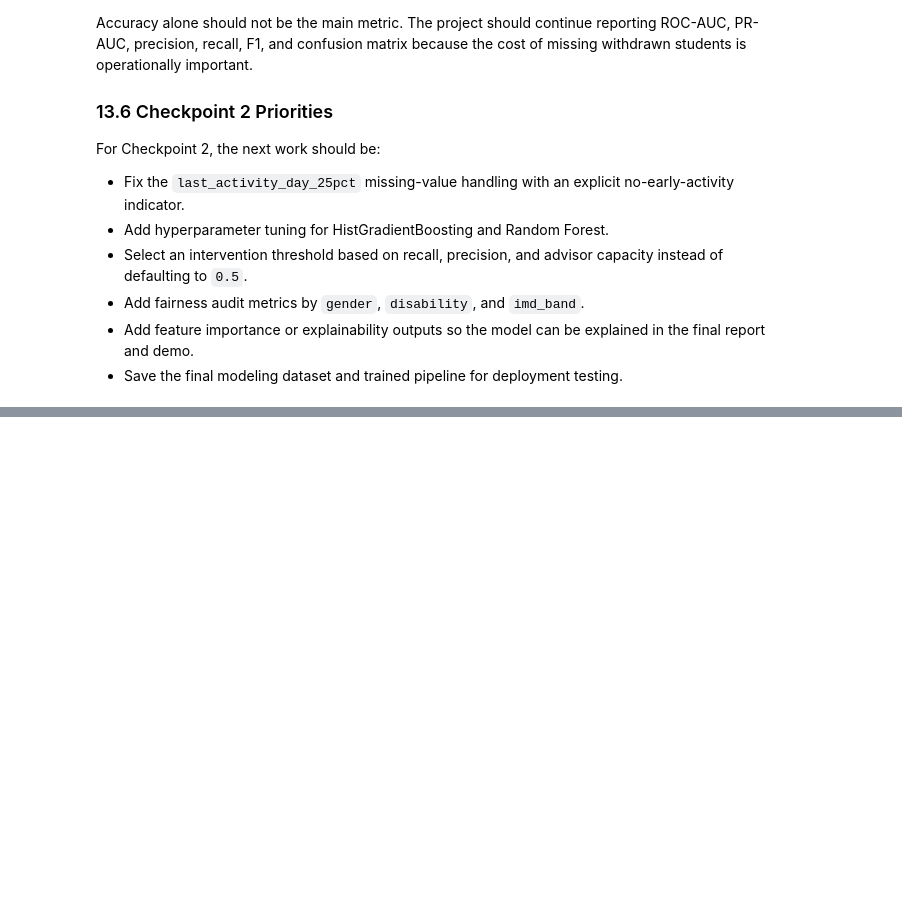
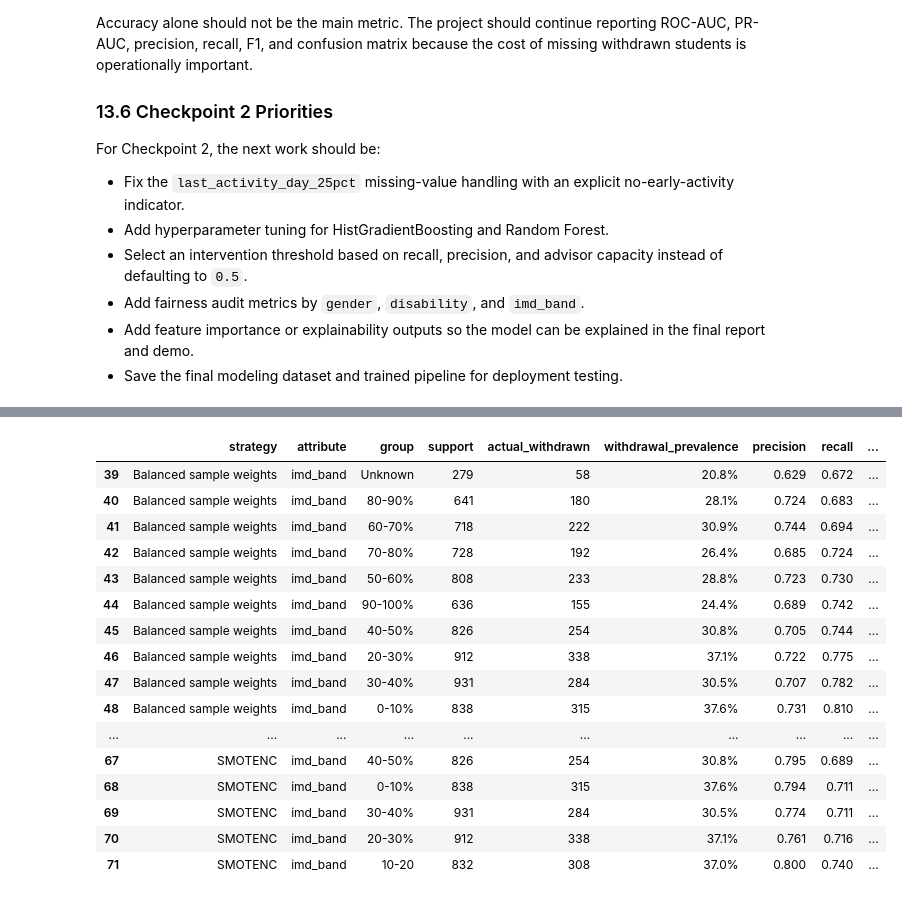
Before and after one commit to adityamd/iiith-capstone-project, a Jupyter notebook: dev_playground_shujath/checkpoint1_EDA_v1.ipynb, the cells around one changed output, grey strips where cells are left out. Saved outputs shown, nothing was run; the diff lists cells and outputs as text; code cells hidden in the pictures; blank space fills up the shorter version.

```diff
--- a/dev_playground_shujath/checkpoint1_EDA_v1.ipynb
+++ b/dev_playground_shujath/checkpoint1_EDA_v1.ipynb
@@ -1039,0 +1553,69 @@ For Checkpoint 2, the next work should be:
+# %%
+subgroup_frame = X_test.reset_index(drop=True).copy()
+subgroup_frame["actual"] = y_test.reset_index(drop=True)
+subgroup_frame["credit_group"] = pd.cut(
+    subgroup_frame["studied_credits"],
+    bins=[-np.inf, 60, 90, 120, np.inf],
+    labels=["Low (<=60)", "Medium (61-90)", "High (91-120)", "Very High (>120)"],
+)
+
+subgroup_attributes = [
+    "gender", "disability", "imd_band", "highest_education", "credit_group"
+]
+subgroup_rows = []
+
+for strategy, stored in augmentation_predictions.items():
+    subgroup_frame["prediction"] = stored["prediction"]
+    for attribute in subgroup_attributes:
+        for group_value, group in subgroup_frame.groupby(attribute, observed=True):
+            support = len(group)
+            withdrawn = int(group["actual"].sum())
+            if support < 50 or withdrawn < 10:
+                continue
+
+            tn, fp, fn, tp = confusion_matrix(
+                group["actual"], group["prediction"], labels=[0, 1]
+            ).ravel()
+            subgroup_rows.append({
+                "strategy": strategy,
+                "attribute": attribute,
+                "group": str(group_value),
+                "support": support,
+                "actual_withdrawn": withdrawn,
+                "withdrawal_prevalence": withdrawn / support,
+                "precision": precision_score(
+                    group["actual"], group["prediction"], zero_division=0
+                ),
+                "recall": recall_score(
+                    group["actual"], group["prediction"], zero_division=0
+                ),
+                "f1": f1_score(
+                    group["actual"], group["prediction"], zero_division=0
+                ),
+                "false_negative_rate": fn / (tp + fn) if (tp + fn) else np.nan,
+                "predicted_positive_rate": group["prediction"].mean(),
+                "fp": int(fp),
+                "fn": int(fn),
+            })
+
+subgroup_results_df = pd.DataFrame(subgroup_rows).sort_values(
+    ["attribute", "strategy", "recall", "support"],
+    ascending=[True, True, True, False],
+).reset_index(drop=True)
+
+for attribute in subgroup_attributes:
+    print()
+    print(f"Subgroup results: {attribute}")
+    display(
+        subgroup_results_df[
+            subgroup_results_df["attribute"] == attribute
+        ].style.format({
+            "withdrawal_prevalence": "{:.1%}",
+            "precision": "{:.3f}",
+            "recall": "{:.3f}",
+            "f1": "{:.3f}",
+            "false_negative_rate": "{:.3f}",
+            "predicted_positive_rate": "{:.1%}",
+        })
+    )
+# %% [output]
@@ -1039,0 +1639,17 @@ For Checkpoint 2, the next work should be:
+|  | strategy | attribute | group | support | actual_withdrawn | withdrawal_prevalence | precision | recall | ... |
+| 39 | Balanced sample weights | imd_band | Unknown | 279 | 58 | 20.8% | 0.629 | 0.672 | ... |
+| 40 | Balanced sample weights | imd_band | 80-90% | 641 | 180 | 28.1% | 0.724 | 0.683 | ... |
+| 41 | Balanced sample weights | imd_band | 60-70% | 718 | 222 | 30.9% | 0.744 | 0.694 | ... |
+| 42 | Balanced sample weights | imd_band | 70-80% | 728 | 192 | 26.4% | 0.685 | 0.724 | ... |
+| 43 | Balanced sample weights | imd_band | 50-60% | 808 | 233 | 28.8% | 0.723 | 0.730 | ... |
+| 44 | Balanced sample weights | imd_band | 90-100% | 636 | 155 | 24.4% | 0.689 | 0.742 | ... |
+| 45 | Balanced sample weights | imd_band | 40-50% | 826 | 254 | 30.8% | 0.705 | 0.744 | ... |
+| 46 | Balanced sample weights | imd_band | 20-30% | 912 | 338 | 37.1% | 0.722 | 0.775 | ... |
+| 47 | Balanced sample weights | imd_band | 30-40% | 931 | 284 | 30.5% | 0.707 | 0.782 | ... |
+| 48 | Balanced sample weights | imd_band | 0-10% | 838 | 315 | 37.6% | 0.731 | 0.810 | ... |
+| ... | ... | ... | ... | ... | ... | ... | ... | ... | ... |
+| 67 | SMOTENC | imd_band | 40-50% | 826 | 254 | 30.8% | 0.795 | 0.689 | ... |
+| 68 | SMOTENC | imd_band | 0-10% | 838 | 315 | 37.6% | 0.794 | 0.711 | ... |
+| 69 | SMOTENC | imd_band | 30-40% | 931 | 284 | 30.5% | 0.774 | 0.711 | ... |
+| 70 | SMOTENC | imd_band | 20-30% | 912 | 338 | 37.1% | 0.761 | 0.716 | ... |
+| 71 | SMOTENC | imd_band | 10-20 | 832 | 308 | 37.0% | 0.800 | 0.740 | ... |
```
Also changed, not shown: parts of 28 cells of this notebook.
